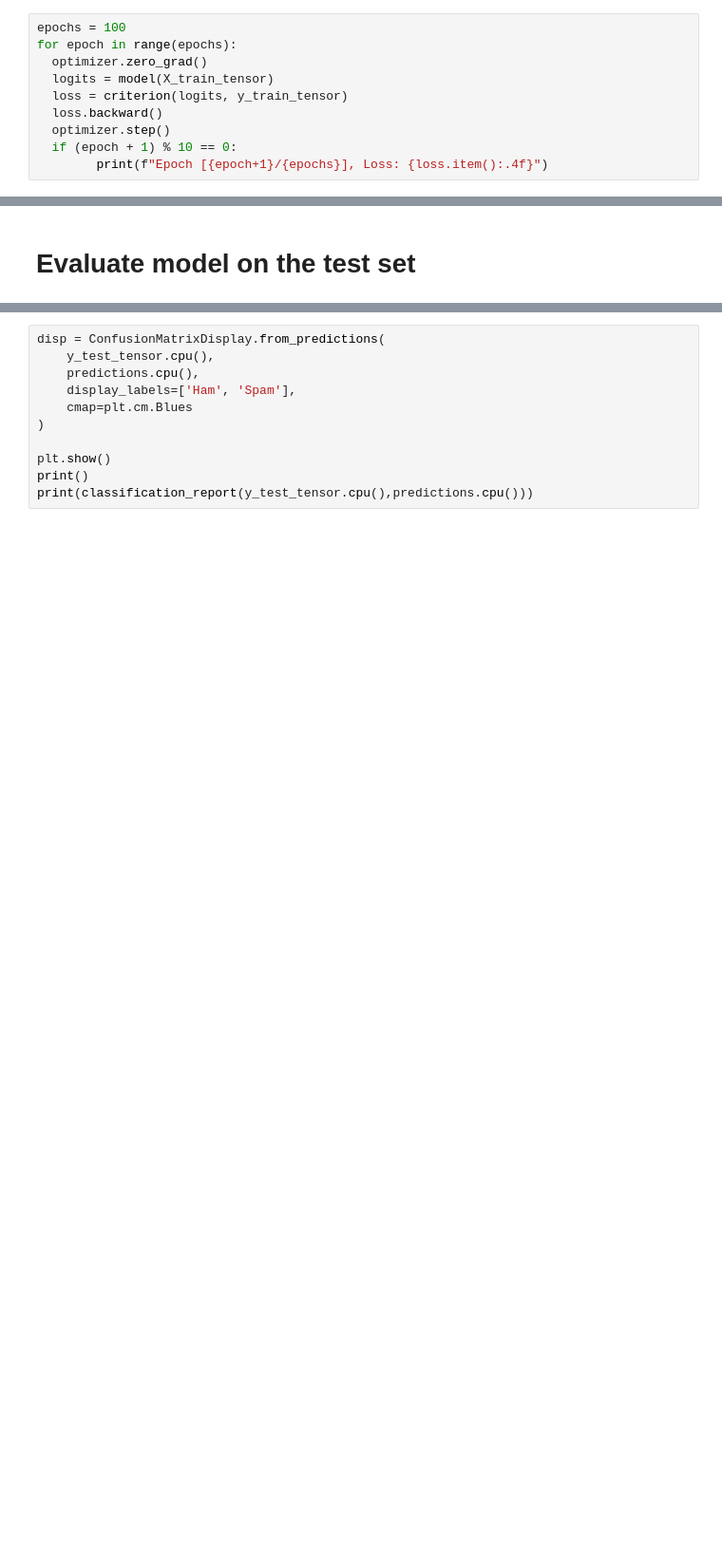
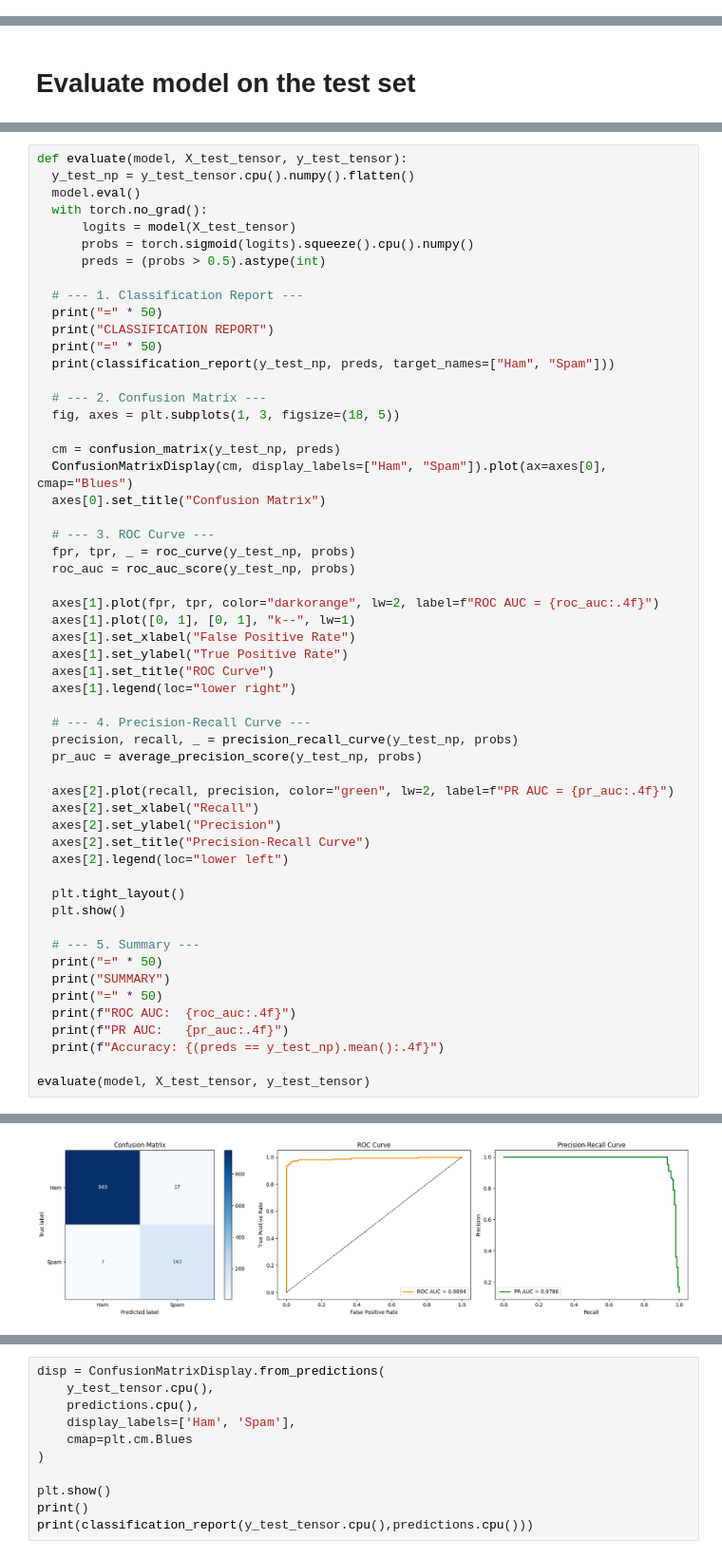
Before and after one commit to aqilfiras/SMS-Classification, a Jupyter notebook: SMS_Spam_CLS.ipynb, the cells around one changed output, grey strips where cells are left out. Shown at 95% size. Drawn from its saved outputs; the diff is of its cells as text; blank space fills up the shorter version.

Commit message:
Added more metrics to report

```diff
--- a/SMS_Spam_CLS.ipynb
+++ b/SMS_Spam_CLS.ipynb
@@ -120,10 +119,0 @@ optimizer = torch.optim.Adam(model.parameters(), lr=0.001, weight_decay=1e-4)
-# %%
-epochs = 100
-for epoch in range(epochs):
-  optimizer.zero_grad()
-  logits = model(X_train_tensor)
-  loss = criterion(logits, y_train_tensor)
-  loss.backward()
-  optimizer.step()
-  if (epoch + 1) % 10 == 0:
-        print(f"Epoch [{epoch+1}/{epochs}], Loss: {loss.item():.4f}")
@@ -150,0 +150,56 @@ with torch.no_grad():
+# %%
+def evaluate(model, X_test_tensor, y_test_tensor):
+  y_test_np = y_test_tensor.cpu().numpy().flatten()
+  model.eval()
+  with torch.no_grad():
+      logits = model(X_test_tensor)
+      probs = torch.sigmoid(logits).squeeze().cpu().numpy()
+      preds = (probs > 0.5).astype(int)
+
+  # --- 1. Classification Report ---
+  print("=" * 50)
+  print("CLASSIFICATION REPORT")
+  print("=" * 50)
+  print(classification_report(y_test_np, preds, target_names=["Ham", "Spam"]))
+
+  # --- 2. Confusion Matrix ---
+  fig, axes = plt.subplots(1, 3, figsize=(18, 5))
+
+  cm = confusion_matrix(y_test_np, preds)
+  ConfusionMatrixDisplay(cm, display_labels=["Ham", "Spam"]).plot(ax=axes[0], cmap="Blues")
+  axes[0].set_title("Confusion Matrix")
+
+  # --- 3. ROC Curve ---
+  fpr, tpr, _ = roc_curve(y_test_np, probs)
+  roc_auc = roc_auc_score(y_test_np, probs)
+
+  axes[1].plot(fpr, tpr, color="darkorange", lw=2, label=f"ROC AUC = {roc_auc:.4f}")
+  axes[1].plot([0, 1], [0, 1], "k--", lw=1)
+  axes[1].set_xlabel("False Positive Rate")
+  axes[1].set_ylabel("True Positive Rate")
+  axes[1].set_title("ROC Curve")
+  axes[1].legend(loc="lower right")
+
+  # --- 4. Precision-Recall Curve ---
+  precision, recall, _ = precision_recall_curve(y_test_np, probs)
+  pr_auc = average_precision_score(y_test_np, probs)
+
+  axes[2].plot(recall, precision, color="green", lw=2, label=f"PR AUC = {pr_auc:.4f}")
+  axes[2].set_xlabel("Recall")
+  axes[2].set_ylabel("Precision")
+  axes[2].set_title("Precision-Recall Curve")
+  axes[2].legend(loc="lower left")
+
+  plt.tight_layout()
+  plt.show()
+
+  # --- 5. Summary ---
+  print("=" * 50)
+  print("SUMMARY")
+  print("=" * 50)
+  print(f"ROC AUC:  {roc_auc:.4f}")
+  print(f"PR AUC:   {pr_auc:.4f}")
+  print(f"Accuracy: {(preds == y_test_np).mean():.4f}")
+
+evaluate(model, X_test_tensor, y_test_tensor)
+# %% [output]
@@ -150,0 +217 @@ with torch.no_grad():
+[figure, added]
```
Also changed, not shown: parts of 5 cells of this notebook.
